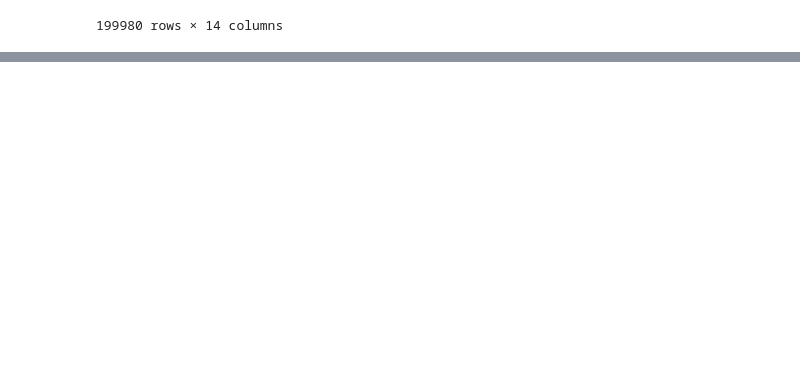
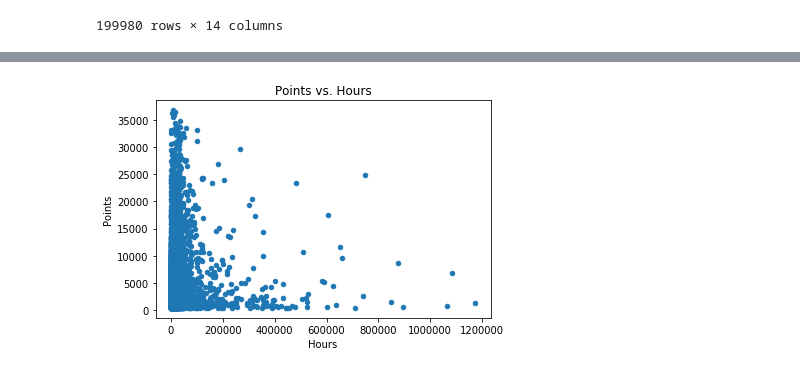
Before and after one commit to Gendo90/Achievement-Stats-Scraper, a Jupyter notebook: Leaderboard API Scraper.ipynb, the cells around one changed output, grey strips where cells are left out. Saved outputs shown, nothing was run; the diff lists cells and outputs as text; code cells hidden in the pictures; blank space fills up the shorter version.

```diff
--- a/Leaderboard API Scraper.ipynb
+++ b/Leaderboard API Scraper.ipynb
@@ -242,0 +249,6 @@ all_200k_df.to_csv("./all_first_200k.csv", index=False)
+# %%
+temp_axes2 = all_200k_df.plot(kind="scatter", x="Hours",
+                                       y="Points",
+                                       title="Points vs. Hours")
+# %% [output]
+[figure, added]
```
Also changed, not shown: parts of 4 cells of this notebook.
